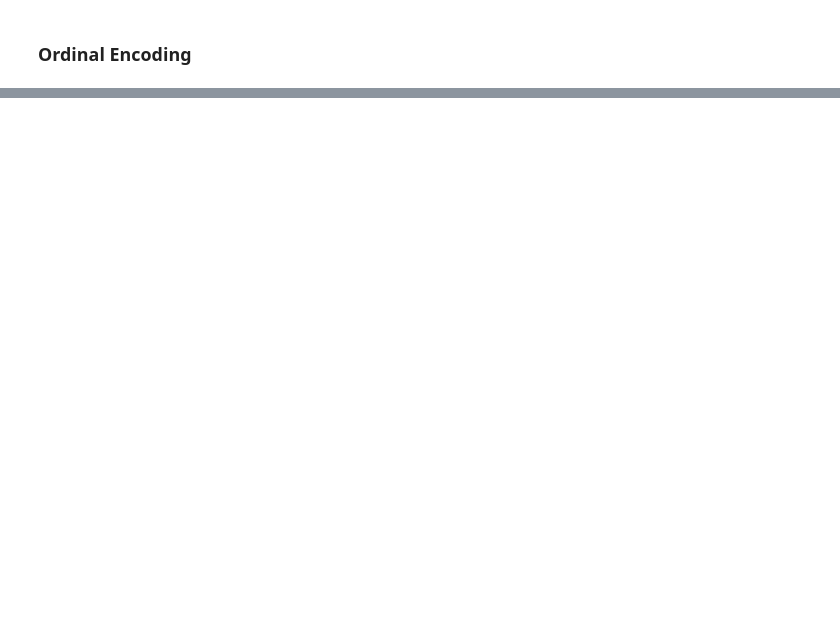
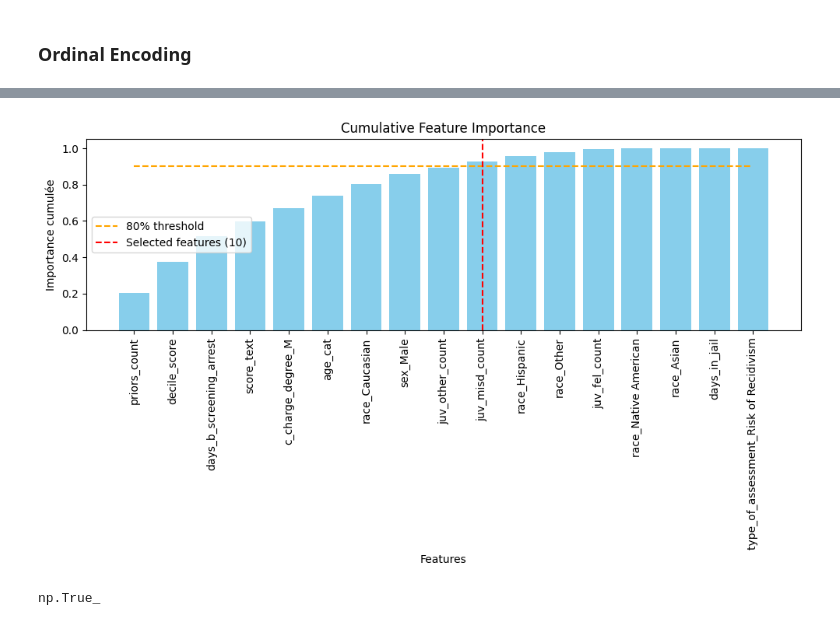
Before and after one commit to estellelm38/Fairness_COMPAS, a Jupyter notebook: preprocessing.ipynb, the cells around one changed output, grey strips where cells are left out. Drawn from its saved outputs; the diff is of its cells as text; code cells hidden in the pictures; blank space fills up the shorter version.

```diff
--- a/preprocessing.ipynb
+++ b/preprocessing.ipynb
@@ -160,0 +279,25 @@ df_encoded = pd.concat([df_quantitative, df_categorical_encoded, df_ordinal_enco
+# %%
+def outlier_removal(column):
+
+    threshold=df_quantitative_scaled[column].quantile(0.75)+(df_quantitative_scaled[column].quantile(0.75)-df_quantitative_scaled[column].quantile(0.25))*1.5
+
+    sns.boxplot(df_quantitative_scaled[column])
+    plt.title(f'Original Box Plot of {column}')
+    plt.show()
+
+    outliers = df_quantitative_scaled[df_quantitative_scaled[column] <= threshold]
+    removed_outliers = df_quantitative_scaled.drop(outliers.index)
+
+    sns.boxplot(outliers[column])
+
+    plt.title(f'Box Plot without Outliers of {column}')
+    plt.show()
+
+    return removed_outliers
+# %%
+for i, col in enumerate(df_imputed.columns):
+    try:
+        df_outlier_removal = outlier_removal(col)
+        plt.savefig(f'figures/boxplot{col}.png')
+    except Exception as e:
+        print(f"An error occurred while processing column '{col}': {e}")
@@ -160,0 +402,32 @@ df_encoded = pd.concat([df_quantitative, df_categorical_encoded, df_ordinal_enco
+# %%
+import numpy as np
+threshold=0.9
+
+cumulative_importances = np.cumsum(sorted_importances)
+
+selected_index = np.where(cumulative_importances >= 0.9)[0][0]
+
+plt.figure(figsize=(10, 6))
+plt.bar(range(len(sorted_features)), cumulative_importances, align='center', color='skyblue')
+plt.plot(range(len(sorted_features)), [0.9] * len(sorted_features), color='orange', linestyle='--', label='80% threshold')
+plt.axvline(x=selected_index, color='red', linestyle='--', label=f'Selected features ({selected_index+1})')
+plt.xticks(range(len(sorted_features)), sorted_features, rotation='vertical')
+plt.ylabel('Importance cumulée')
+plt.xlabel('Features')
+plt.title('Cumulative Feature Importance')
+plt.legend()
+plt.tight_layout()
+plt.savefig(f'figures/cumulative_importance_features_{col}.png')
+plt.show()
+# %% [output]
+[figure, added]
+# %%
+def classes_equilibrees(labels):
+    unique_classes, counts = np.unique(labels, return_counts=True)
+    proportion_classes = counts / len(labels)
+    equilibre = np.all(proportion_classes >= 0.1) and np.all(proportion_classes <= 0.9)
+    return equilibre
+
+classes_equilibrees(y)
+# %% [output]
+np.True_
```
Also changed, not shown: parts of 35 cells of this notebook, 2 other files.
